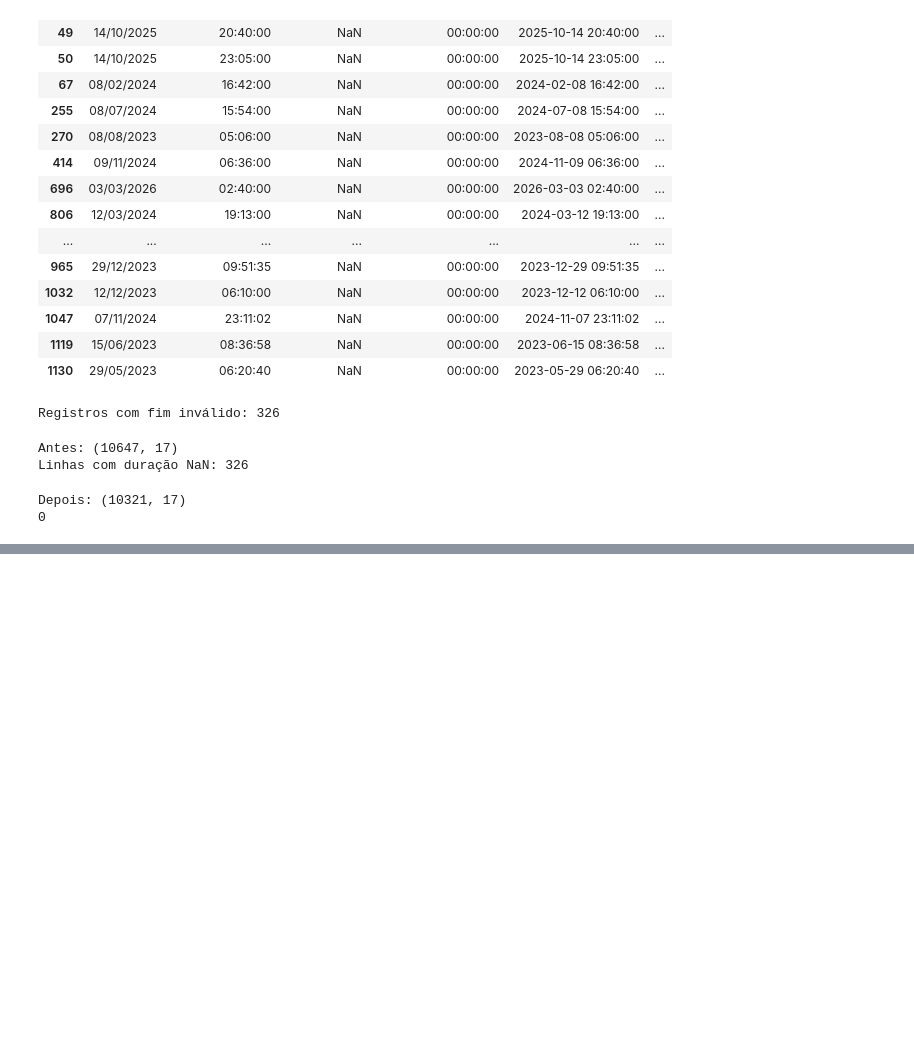
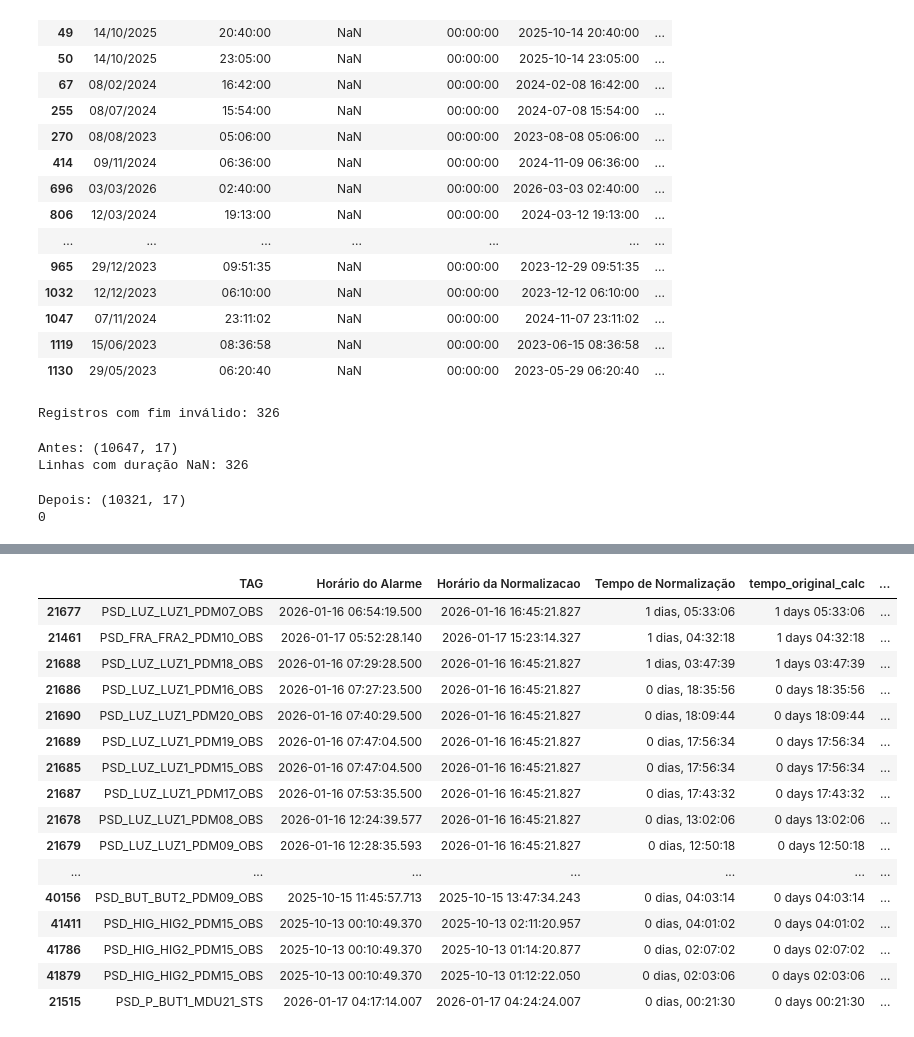
Before and after one commit to joaocardosodias/Lumem, a Jupyter notebook: eda/hipoteses/hipótese_5.ipynb, the cells around one changed output, grey strips where cells are left out. Saved outputs shown, nothing was run; the diff lists cells and outputs as text; code cells hidden in the pictures; blank space fills up the shorter version.

```diff
--- a/eda/hipoteses/hipótese_5.ipynb
+++ b/eda/hipoteses/hipótese_5.ipynb
@@ -693,0 +837,51 @@ programada_trat = programada_trat.dropna(
+# %%
+outliers_tempo = alarmes_trat[
+    validos & (diferenca_segundos > 1)
+].copy()
+
+outliers_tempo["tempo_original_calc"] = tempo_original[
+    validos & (diferenca_segundos > 1)
+]
+
+outliers_tempo["tempo_timestamp_calc"] = tempo_calculado[
+    validos & (diferenca_segundos > 1)
+]
+
+outliers_tempo["diferenca_segundos"] = diferenca_segundos[
+    validos & (diferenca_segundos > 1)
+]
+
+display(
+    outliers_tempo[
+        [
+            "TAG",
+            "Horário do Alarme",
+            "Horário da Normalizacao",
+            "Tempo de Normalização",
+            "tempo_original_calc",
+            "tempo_timestamp_calc",
+            "diferenca_segundos"
+        ]
+    ].sort_values(
+        "diferenca_segundos",
+        ascending=False
+    ).head(20)
+)
+# %% [output]
+|  | TAG | Horário do Alarme | Horário da Normalizacao | Tempo de Normalização | tempo_original_calc | ... |
+| 21677 | PSD_LUZ_LUZ1_PDM07_OBS | 2026-01-16 06:54:19.500 | 2026-01-16 16:45:21.827 | 1 dias, 05:33:06 | 1 days 05:33:06 | ... |
+| 21461 | PSD_FRA_FRA2_PDM10_OBS | 2026-01-17 05:52:28.140 | 2026-01-17 15:23:14.327 | 1 dias, 04:32:18 | 1 days 04:32:18 | ... |
+| 21688 | PSD_LUZ_LUZ1_PDM18_OBS | 2026-01-16 07:29:28.500 | 2026-01-16 16:45:21.827 | 1 dias, 03:47:39 | 1 days 03:47:39 | ... |
+| 21686 | PSD_LUZ_LUZ1_PDM16_OBS | 2026-01-16 07:27:23.500 | 2026-01-16 16:45:21.827 | 0 dias, 18:35:56 | 0 days 18:35:56 | ... |
+| 21690 | PSD_LUZ_LUZ1_PDM20_OBS | 2026-01-16 07:40:29.500 | 2026-01-16 16:45:21.827 | 0 dias, 18:09:44 | 0 days 18:09:44 | ... |
+| 21689 | PSD_LUZ_LUZ1_PDM19_OBS | 2026-01-16 07:47:04.500 | 2026-01-16 16:45:21.827 | 0 dias, 17:56:34 | 0 days 17:56:34 | ... |
+| 21685 | PSD_LUZ_LUZ1_PDM15_OBS | 2026-01-16 07:47:04.500 | 2026-01-16 16:45:21.827 | 0 dias, 17:56:34 | 0 days 17:56:34 | ... |
+| 21687 | PSD_LUZ_LUZ1_PDM17_OBS | 2026-01-16 07:53:35.500 | 2026-01-16 16:45:21.827 | 0 dias, 17:43:32 | 0 days 17:43:32 | ... |
+| 21678 | PSD_LUZ_LUZ1_PDM08_OBS | 2026-01-16 12:24:39.577 | 2026-01-16 16:45:21.827 | 0 dias, 13:02:06 | 0 days 13:02:06 | ... |
+| 21679 | PSD_LUZ_LUZ1_PDM09_OBS | 2026-01-16 12:28:35.593 | 2026-01-16 16:45:21.827 | 0 dias, 12:50:18 | 0 days 12:50:18 | ... |
+| ... | ... | ... | ... | ... | ... | ... |
+| 40156 | PSD_BUT_BUT2_PDM09_OBS | 2025-10-15 11:45:57.713 | 2025-10-15 13:47:34.243 | 0 dias, 04:03:14 | 0 days 04:03:14 | ... |
+| 41411 | PSD_HIG_HIG2_PDM15_OBS | 2025-10-13 00:10:49.370 | 2025-10-13 02:11:20.957 | 0 dias, 04:01:02 | 0 days 04:01:02 | ... |
+| 41786 | PSD_HIG_HIG2_PDM15_OBS | 2025-10-13 00:10:49.370 | 2025-10-13 01:14:20.877 | 0 dias, 02:07:02 | 0 days 02:07:02 | ... |
+| 41879 | PSD_HIG_HIG2_PDM15_OBS | 2025-10-13 00:10:49.370 | 2025-10-13 01:12:22.050 | 0 dias, 02:03:06 | 0 days 02:03:06 | ... |
+| 21515 | PSD_P_BUT1_MDU21_STS | 2026-01-17 04:17:14.007 | 2026-01-17 04:24:24.007 | 0 dias, 00:21:30 | 0 days 00:21:30 | ... |
```
Also changed, not shown: parts of 6 cells of this notebook.
